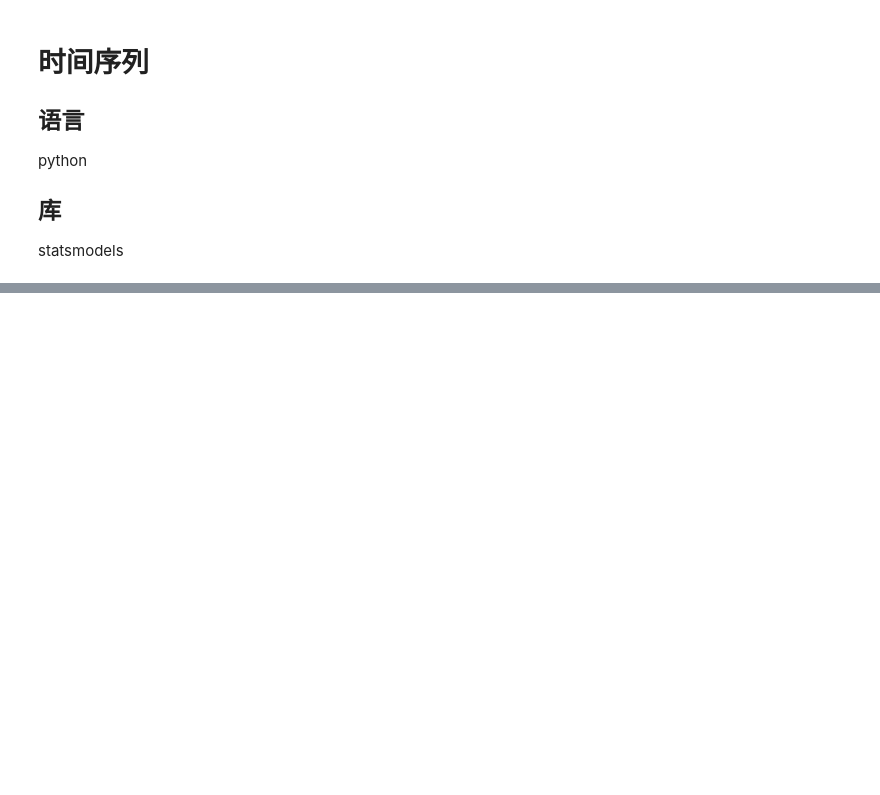
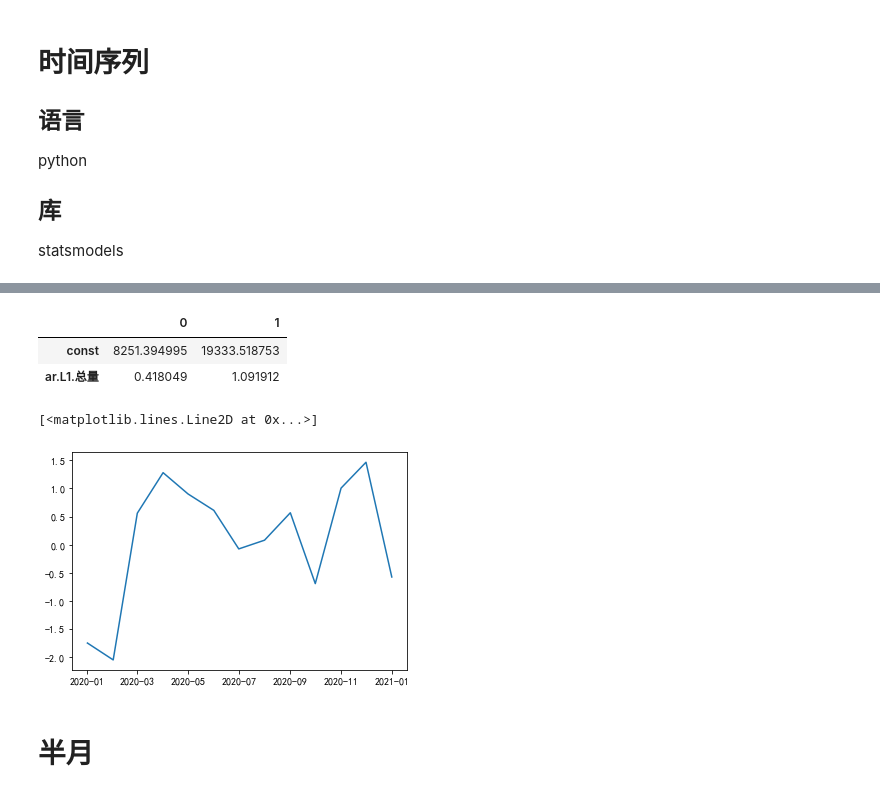
Before and after one commit to thales-ucas/realty, a Jupyter notebook: arma.ipynb, the cells around one changed output, grey strips where cells are left out. Saved outputs shown, nothing was run; the diff lists cells and outputs as text; code cells hidden in the pictures; blank space fills up the shorter version.

```diff
--- a/arma.ipynb
+++ b/arma.ipynb
@@ -167,0 +193,5 @@ plt.show()
+# %%
+order = (1,0)
+model = ARMA(monthdf['总量'], order).fit()
+model.summary()
+# model.predict(start='2020-01', end='2021-01')
@@ -167,0 +224,14 @@ plt.show()
+# %%
+model.conf_int()
+# %% [output]
+|  | 0 | 1 |
+| const | 8251.394995 | 19333.518753 |
+| ar.L1.总量 | 0.418049 | 1.091912 |
+# %%
+stdresid = model.resid / math.sqrt(model.sigma2)
+plt.plot(stdresid)
+# %% [output]
+[<matplotlib.lines.Line2D at 0x...>]
+[figure, added]
+# %% [markdown]
+# 半月
```
Also changed, not shown: parts of 43 cells of this notebook, 1 other file.
